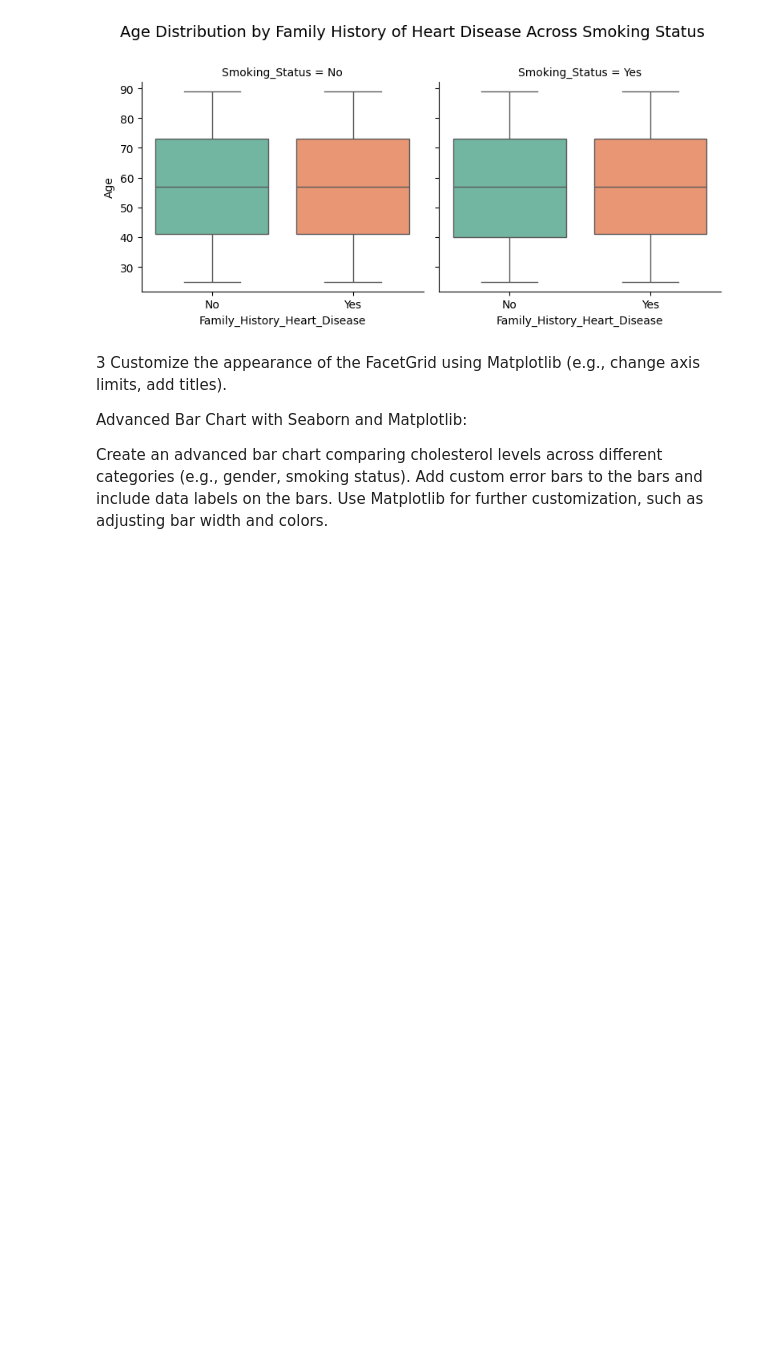
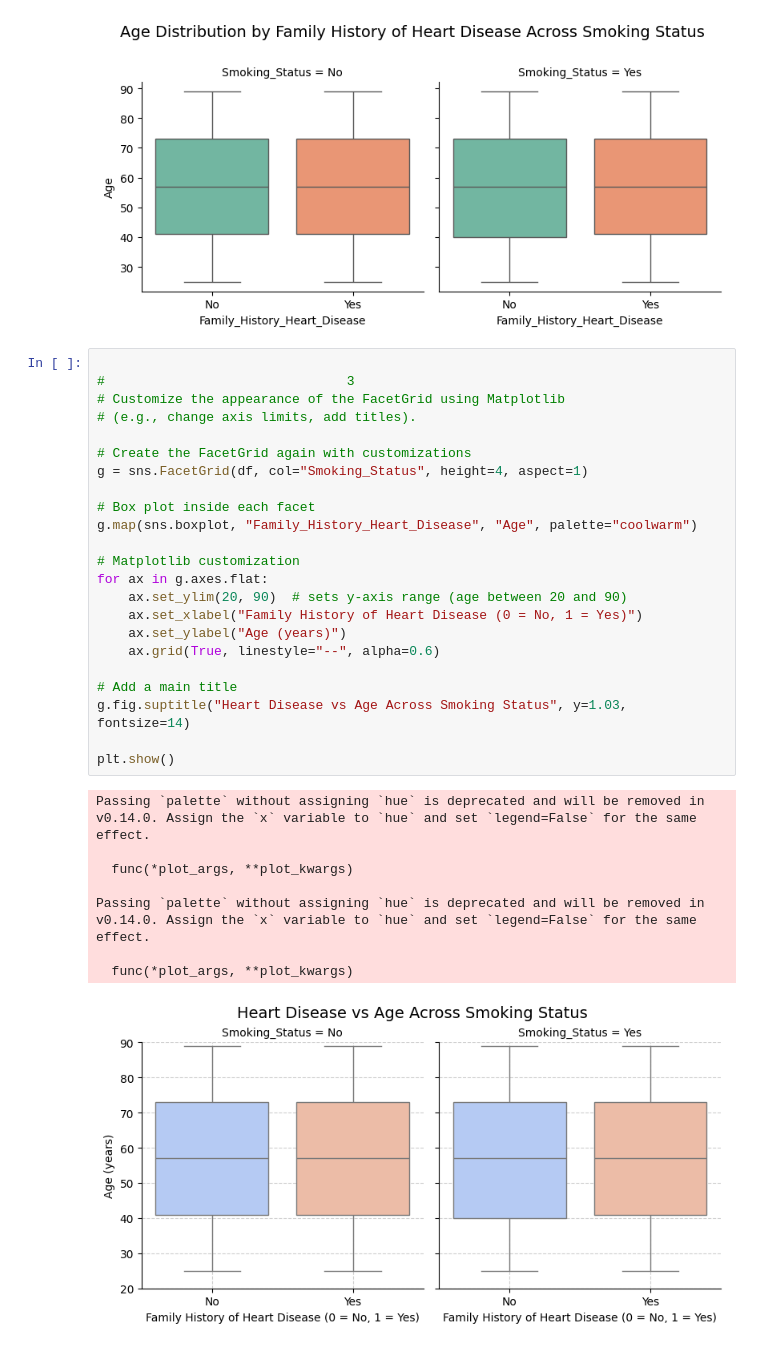
Before and after one commit to Oakdavid/heart_attack_data_analysis, a Jupyter notebook: assignment1.ipynb, the cells around one changed output. Drawn from its saved outputs; the diff is of its cells as text; blank space fills up the shorter version.

Commit message:
heart customization using matplotlib

```diff
--- a/assignment1.ipynb
+++ b/assignment1.ipynb
@@ -297,15 +297,35 @@ Passing `palette` without assigning `hue` is deprecated and will be removed in v
 
   func(*plot_args, **plot_kwargs)
 [figure]
-# %% [markdown]
-
-
-
-3 Customize the appearance of the FacetGrid using Matplotlib (e.g., change axis limits, add titles).
-
-
-Advanced Bar Chart with Seaborn and Matplotlib:
-
-Create an advanced bar chart comparing cholesterol levels across different categories (e.g., gender, smoking status).
-Add custom error bars to the bars and include data labels on the bars.
-Use Matplotlib for further customization, such as adjusting bar width and colors.
+# %%
+
+#                               3
+# Customize the appearance of the FacetGrid using Matplotlib
+# (e.g., change axis limits, add titles).
+
+# Create the FacetGrid again with customizations
+g = sns.FacetGrid(df, col="Smoking_Status", height=4, aspect=1)
+
+# Box plot inside each facet
+g.map(sns.boxplot, "Family_History_Heart_Disease", "Age", palette="coolwarm")
+
+# Matplotlib customization
+for ax in g.axes.flat:
+    ax.set_ylim(20, 90)  # sets y-axis range (age between 20 and 90)
+    ax.set_xlabel("Family History of Heart Disease (0 = No, 1 = Yes)")
+    ax.set_ylabel("Age (years)")
+    ax.grid(True, linestyle="--", alpha=0.6)
+
+# Add a main title
+g.fig.suptitle("Heart Disease vs Age Across Smoking Status", y=1.03, fontsize=14)
+
+plt.show()
+# %% [output]
+Passing `palette` without assigning `hue` is deprecated and will be removed in v0.14.0. Assign the `x` variable to `hue` and set `legend=False` for the same effect.
+
+  func(*plot_args, **plot_kwargs)
+
+Passing `palette` without assigning `hue` is deprecated and will be removed in v0.14.0. Assign the `x` variable to `hue` and set `legend=False` for the same effect.
+
+  func(*plot_args, **plot_kwargs)
+[figure, added]
```
